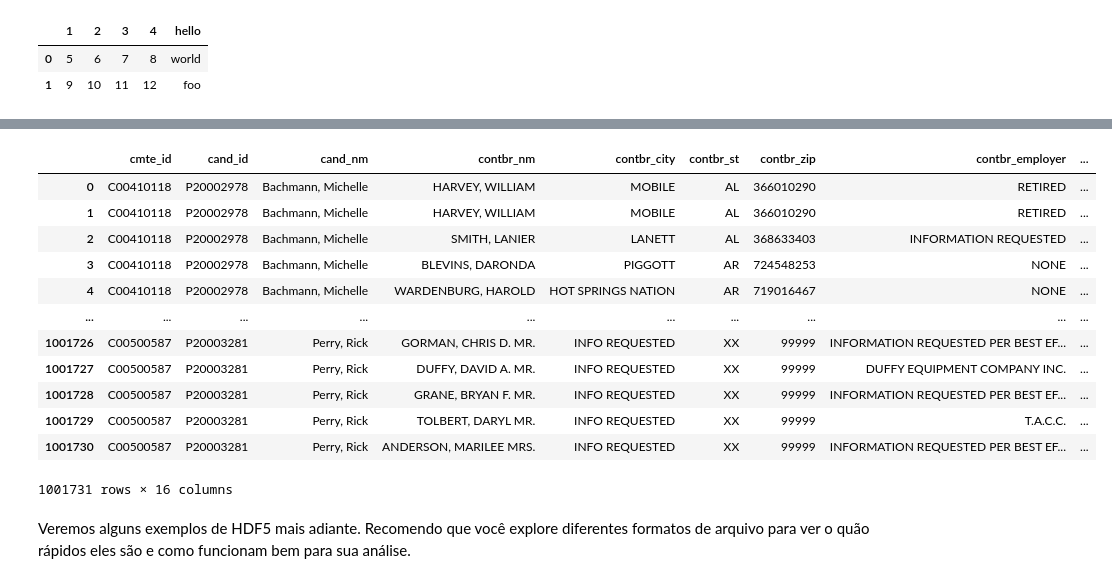
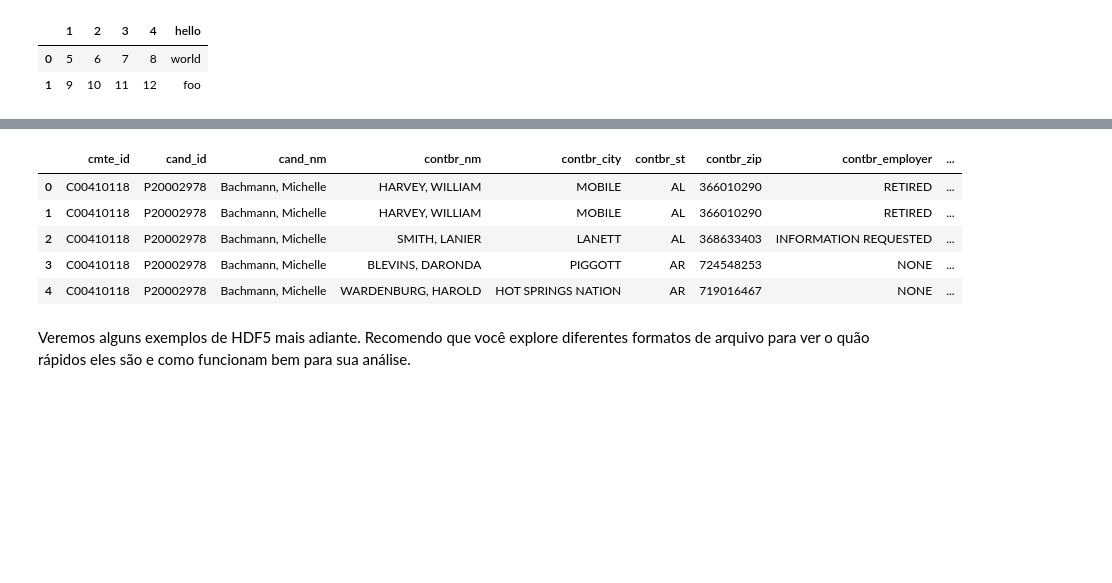
Before and after one commit to Somutt/revisao_py, a Jupyter notebook: 01_python_fundamentals/module03.ipynb, the cells around one changed output, grey strips where cells are left out. Saved outputs shown, nothing was run; the diff lists cells and outputs as text; code cells hidden in the pictures; blank space fills up the shorter version.

Commit message:
chore (module3): dados binarios

```diff
--- a/01_python_fundamentals/module03.ipynb
+++ b/01_python_fundamentals/module03.ipynb
@@ -660,20 +655,14 @@ Note: you may need to restart the kernel to use updated packages.
 # %%
-fec = pd.read_parquet('/home/samuelmalves/Documents/Dev/Python/CTE-IA/prog-ciencia-de-dados/aulas/datasets/fec/fec.parquet')
-fec
+fec = pd.read_parquet('./datasets/fec.parquet')
+
+fec.head()
 # %% [output]
 |  | cmte_id | cand_id | cand_nm | contbr_nm | contbr_city | contbr_st | contbr_zip | contbr_employer | ... |
 | 0 | C00410118 | P20002978 | Bachmann, Michelle | HARVEY, WILLIAM | MOBILE | AL | 366010290 | RETIRED | ... |
 | 1 | C00410118 | P20002978 | Bachmann, Michelle | HARVEY, WILLIAM | MOBILE | AL | 366010290 | RETIRED | ... |
 | 2 | C00410118 | P20002978 | Bachmann, Michelle | SMITH, LANIER | LANETT | AL | 368633403 | INFORMATION REQUESTED | ... |
 | 3 | C00410118 | P20002978 | Bachmann, Michelle | BLEVINS, DARONDA | PIGGOTT | AR | 724548253 | NONE | ... |
 | 4 | C00410118 | P20002978 | Bachmann, Michelle | WARDENBURG, HAROLD | HOT SPRINGS NATION | AR | 719016467 | NONE | ... |
-| ... | ... | ... | ... | ... | ... | ... | ... | ... | ... |
-| 1001726 | C00500587 | P20003281 | Perry, Rick | GORMAN, CHRIS D. MR. | INFO REQUESTED | XX | 99999 | INFORMATION REQUESTED PER BEST EF... | ... |
-| 1001727 | C00500587 | P20003281 | Perry, Rick | DUFFY, DAVID A. MR. | INFO REQUESTED | XX | 99999 | DUFFY EQUIPMENT COMPANY INC. | ... |
-| 1001728 | C00500587 | P20003281 | Perry, Rick | GRANE, BRYAN F. MR. | INFO REQUESTED | XX | 99999 | INFORMATION REQUESTED PER BEST EF... | ... |
-| 1001729 | C00500587 | P20003281 | Perry, Rick | TOLBERT, DARYL MR. | INFO REQUESTED | XX | 99999 | T.A.C.C. | ... |
-| 1001730 | C00500587 | P20003281 | Perry, Rick | ANDERSON, MARILEE MRS. | INFO REQUESTED | XX | 99999 | INFORMATION REQUESTED PER BEST EF... | ... |
-1001731 rows × 16 columns
 # %% [markdown]
 Veremos alguns exemplos de HDF5 mais adiante. Recomendo que você explore diferentes formatos de arquivo para ver o quão rápidos eles são e como funcionam bem para sua análise.
 # %% [markdown]
```
Also changed, not shown: parts of 22 cells of this notebook, 4 other files.
